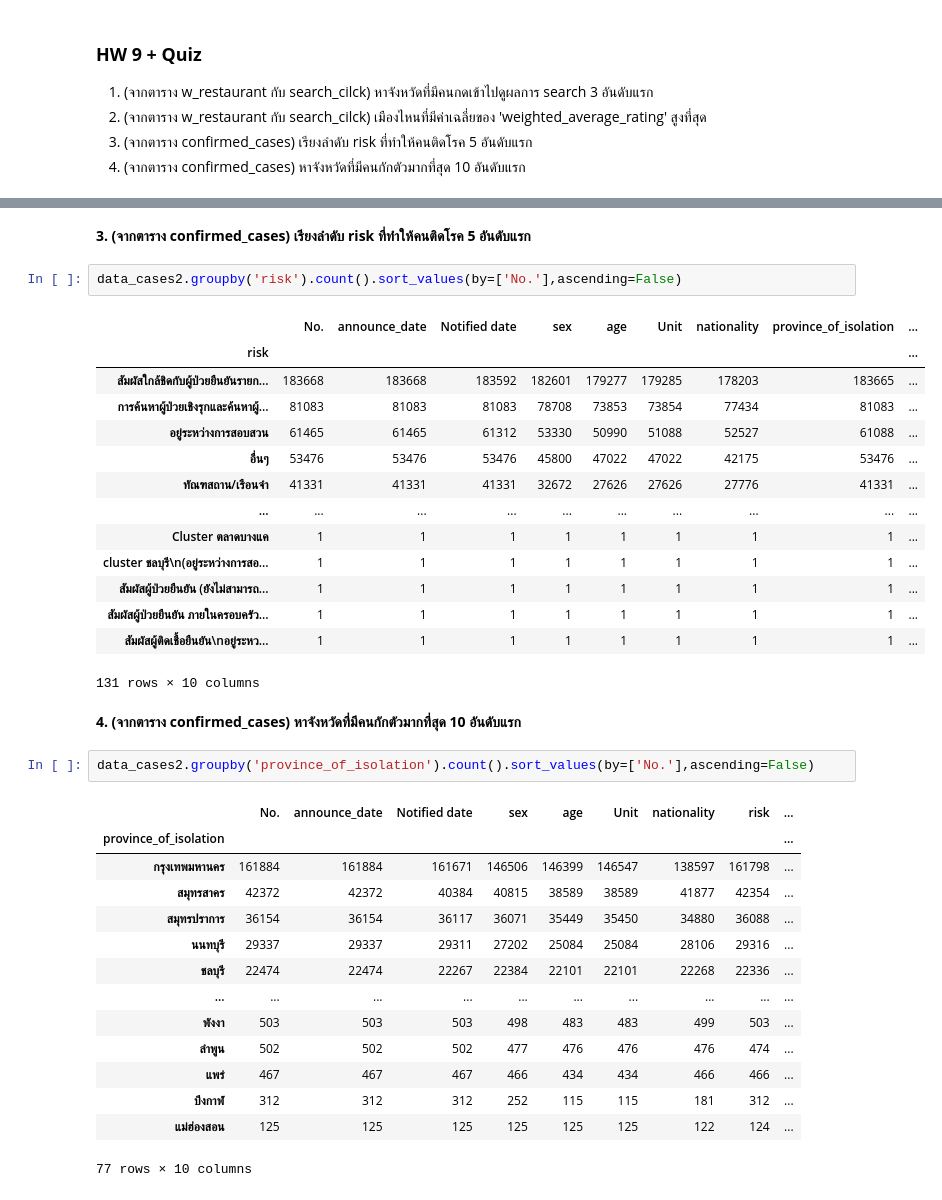
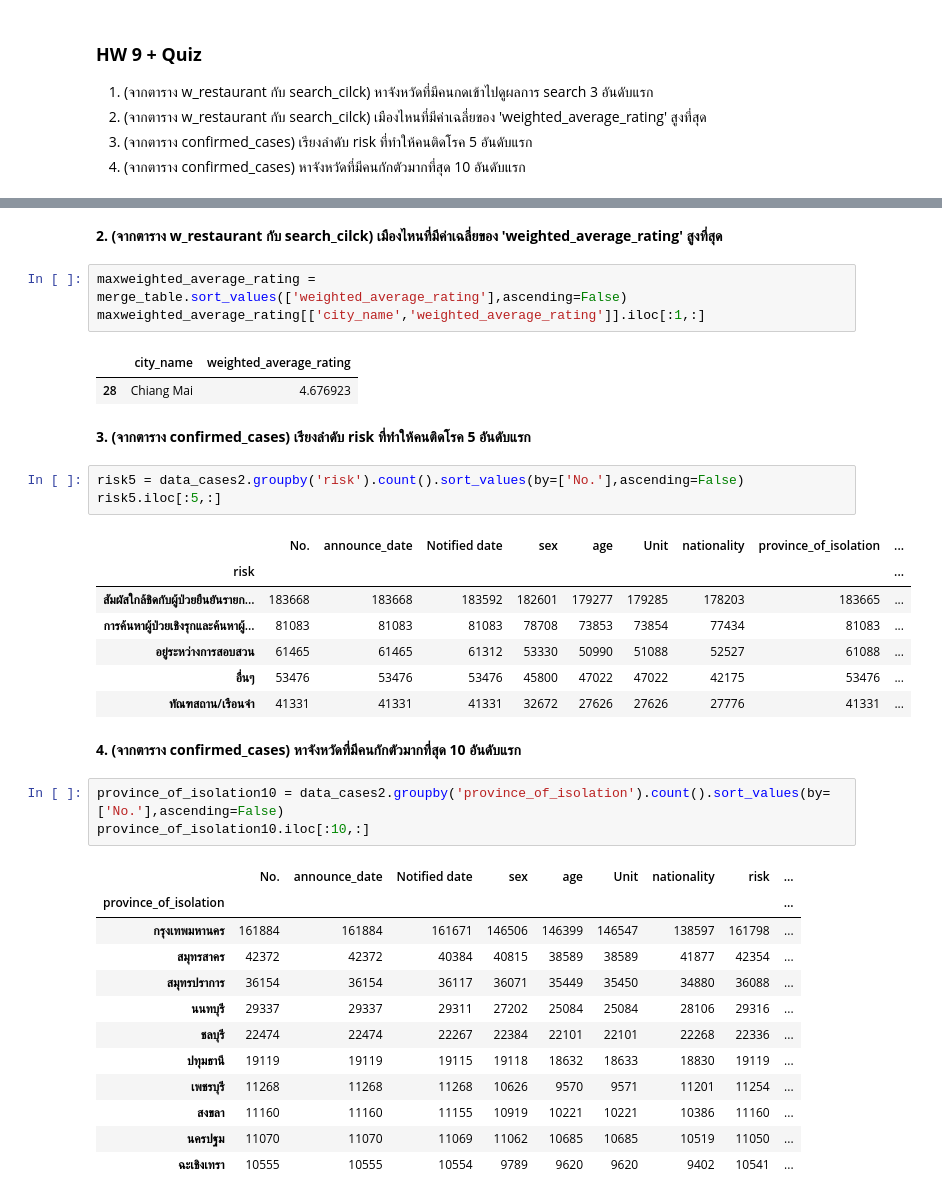
Before and after one commit to Wikanda-Hongboonmee/DWDM21, a Jupyter notebook: Data_Preprocessing_(Chapter_3).ipynb, the cells around one changed output, grey strips where cells are left out. Cells and saved outputs as stored; diff of their text form.

```diff
--- a/Data_Preprocessing_(Chapter_3).ipynb
+++ b/Data_Preprocessing_(Chapter_3).ipynb
@@ -1601,26 +1612,29 @@ data_cases2.dropna(subset = ['age']).groupby('province_of_onset').mean().sort_va
+# %% [markdown]
+**2.   (จากตาราง w_restaurant กับ search_cilck) เมืองไหนที่มีค่าเฉลี่ยของ 'weighted_average_rating' สูงที่สุด**
+# %%
+maxweighted_average_rating = merge_table.sort_values(['weighted_average_rating'],ascending=False)
+maxweighted_average_rating[['city_name','weighted_average_rating']].iloc[:1,:]
+# %% [output]
+|  | city_name | weighted_average_rating |
+| 28 | Chiang Mai | 4.676923 |
 # %% [markdown]
 **3.   (จากตาราง confirmed_cases) เรียงลำดับ risk ที่ทำให้คนติดโรค 5 อันดับแรก**
 # %%
-data_cases2.groupby('risk').count().sort_values(by=['No.'],ascending=False)
+risk5 = data_cases2.groupby('risk').count().sort_values(by=['No.'],ascending=False)
+risk5.iloc[:5,:]
 # %% [output]
 |  | No. | announce_date | Notified date | sex | age | Unit | nationality | province_of_isolation | ... |
 | risk |  |  |  |  |  |  |  |  | ... |
 | สัมผัสใกล้ชิดกับผู้ป่วยยืนยันรายก... | 183668 | 183668 | 183592 | 182601 | 179277 | 179285 | 178203 | 183665 | ... |
 | การค้นหาผู้ป่วยเชิงรุกและค้นหาผู้... | 81083 | 81083 | 81083 | 78708 | 73853 | 73854 | 77434 | 81083 | ... |
 | อยู่ระหว่างการสอบสวน | 61465 | 61465 | 61312 | 53330 | 50990 | 51088 | 52527 | 61088 | ... |
 | อื่นๆ | 53476 | 53476 | 53476 | 45800 | 47022 | 47022 | 42175 | 53476 | ... |
 | ทัณฑสถาน/เรือนจำ | 41331 | 41331 | 41331 | 32672 | 27626 | 27626 | 27776 | 41331 | ... |
-| ... | ... | ... | ... | ... | ... | ... | ... | ... | ... |
-| Cluster ตลาดบางแค | 1 | 1 | 1 | 1 | 1 | 1 | 1 | 1 | ... |
-| cluster ชลบุรี\n(อยู่ระหว่างการสอ... | 1 | 1 | 1 | 1 | 1 | 1 | 1 | 1 | ... |
-| สัมผัสผู้ป่วยยืนยัน (ยังไม่สามารถ... | 1 | 1 | 1 | 1 | 1 | 1 | 1 | 1 | ... |
-| สัมผัสผู้ป่วยยืนยัน ภายในครอบครัว... | 1 | 1 | 1 | 1 | 1 | 1 | 1 | 1 | ... |
-| สัมผัสผู้ติดเชื้อยืนยัน\nอยู่ระหว... | 1 | 1 | 1 | 1 | 1 | 1 | 1 | 1 | ... |
-131 rows × 10 columns
 # %% [markdown]
 **4.    (จากตาราง confirmed_cases) หาจังหวัดที่มีคนกักตัวมากที่สุด 10 อันดับแรก**
 # %%
-data_cases2.groupby('province_of_isolation').count().sort_values(by=['No.'],ascending=False)
+province_of_isolation10 = data_cases2.groupby('province_of_isolation').count().sort_values(by=['No.'],ascending=False)
+province_of_isolation10.iloc[:10,:]
 # %% [output]
 |  | No. | announce_date | Notified date | sex | age | Unit | nationality | risk | ... |
 | province_of_isolation |  |  |  |  |  |  |  |  | ... |
@@ -1629,10 +1643,8 @@ data_cases2.groupby('province_of_isolation').count().sort_values(by=['No.'],asce
 | สมุทรปราการ | 36154 | 36154 | 36117 | 36071 | 35449 | 35450 | 34880 | 36088 | ... |
 | นนทบุรี | 29337 | 29337 | 29311 | 27202 | 25084 | 25084 | 28106 | 29316 | ... |
 | ชลบุรี | 22474 | 22474 | 22267 | 22384 | 22101 | 22101 | 22268 | 22336 | ... |
-| ... | ... | ... | ... | ... | ... | ... | ... | ... | ... |
-| พังงา | 503 | 503 | 503 | 498 | 483 | 483 | 499 | 503 | ... |
-| ลำพูน | 502 | 502 | 502 | 477 | 476 | 476 | 476 | 474 | ... |
-| แพร่ | 467 | 467 | 467 | 466 | 434 | 434 | 466 | 466 | ... |
-| บึงกาฬ | 312 | 312 | 312 | 252 | 115 | 115 | 181 | 312 | ... |
-| แม่ฮ่องสอน | 125 | 125 | 125 | 125 | 125 | 125 | 122 | 124 | ... |
+| ปทุมธานี | 19119 | 19119 | 19115 | 19118 | 18632 | 18633 | 18830 | 19119 | ... |
+| เพชรบุรี | 11268 | 11268 | 11268 | 10626 | 9570 | 9571 | 11201 | 11254 | ... |
+| สงขลา | 11160 | 11160 | 11155 | 10919 | 10221 | 10221 | 10386 | 11160 | ... |
+| นครปฐม | 11070 | 11070 | 11069 | 11062 | 10685 | 10685 | 10519 | 11050 | ... |
+| ฉะเชิงเทรา | 10555 | 10555 | 10554 | 9789 | 9620 | 9620 | 9402 | 10541 | ... |
-77 rows × 10 columns
```
Also changed, not shown: parts of 4 cells of this notebook.
